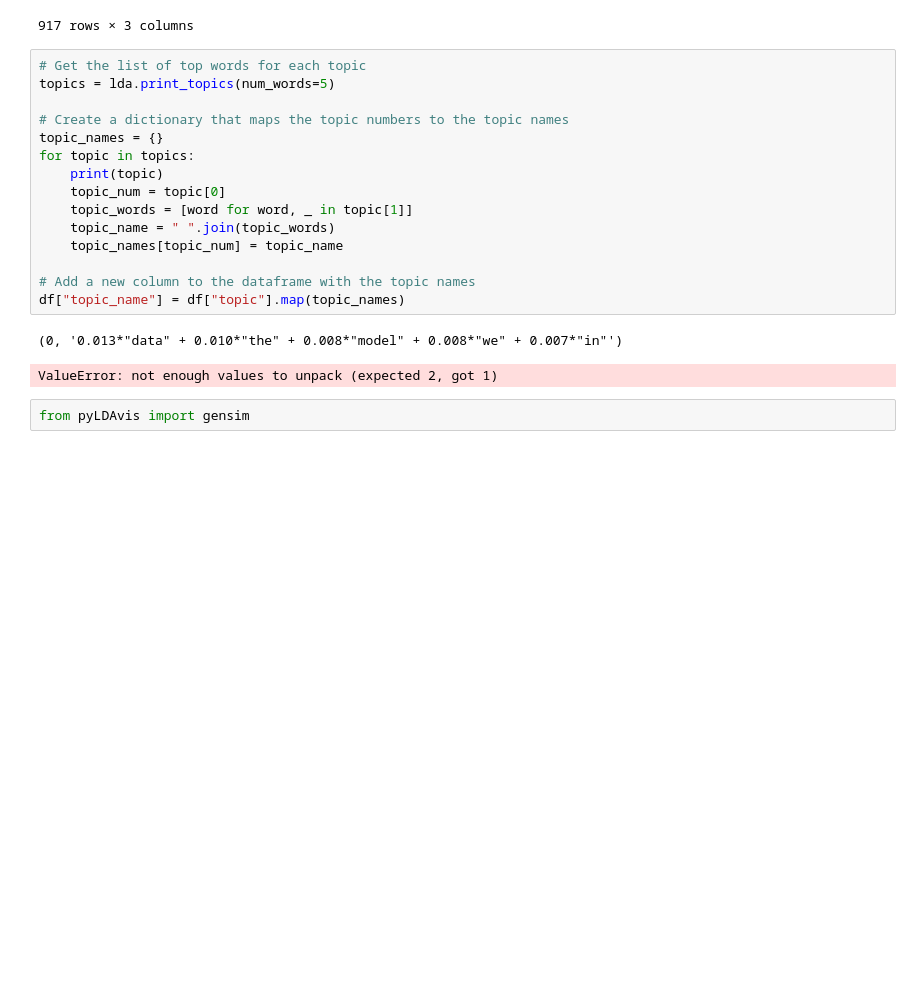
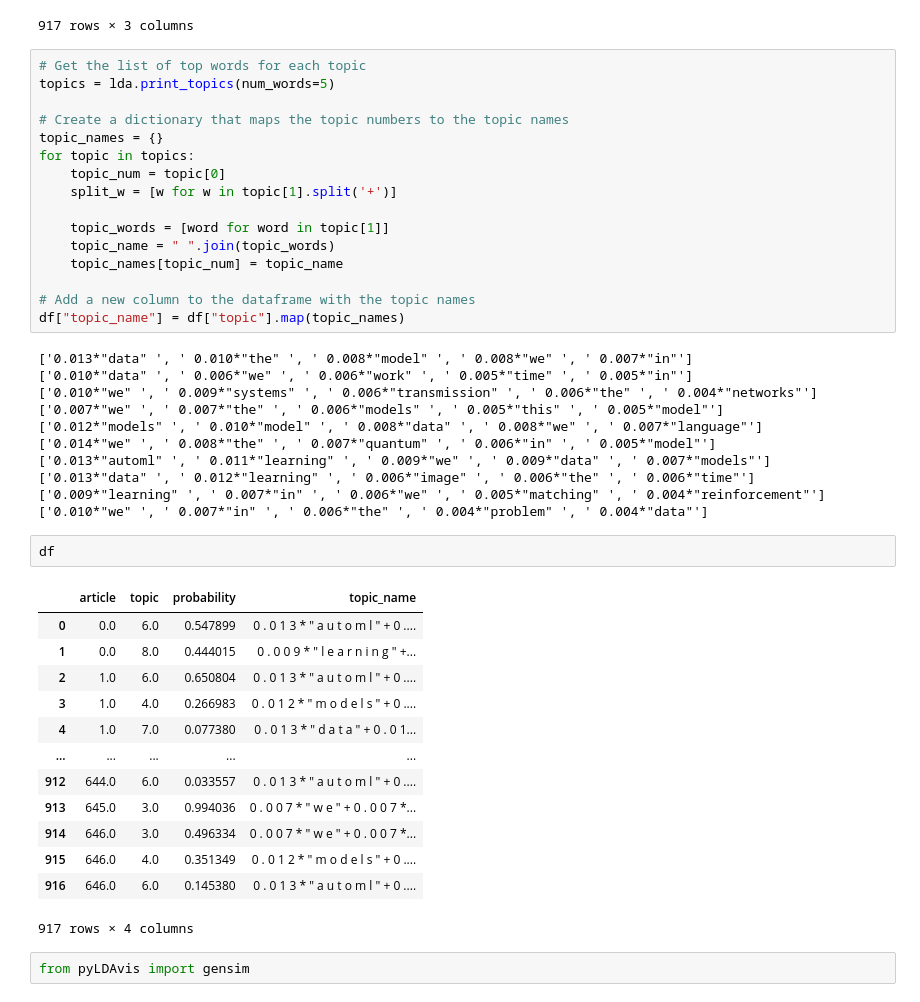
Before and after one commit to vatsal220/medium_articles, a Jupyter notebook: topic_modelling/topic_model.ipynb, the cells around one changed output. Cells and saved outputs as stored; diff of their text form; blank space fills up the shorter version.

Commit message:
parsing topics

```diff
--- a/topic_modelling/topic_model.ipynb
+++ b/topic_modelling/topic_model.ipynb
@@ -245,17 +245,42 @@ topics = lda.print_topics(num_words=5)
 # Create a dictionary that maps the topic numbers to the topic names
 topic_names = {}
 for topic in topics:
-    print(topic)
     topic_num = topic[0]
-    topic_words = [word for word, _ in topic[1]]
+    split_w = [w for w in topic[1].split('+')]
+
+    topic_words = [word for word in topic[1]]
     topic_name = " ".join(topic_words)
     topic_names[topic_num] = topic_name
 
 # Add a new column to the dataframe with the topic names
 df["topic_name"] = df["topic"].map(topic_names)
 # %% [output]
-(0, '0.013*"data" + 0.010*"the" + 0.008*"model" + 0.008*"we" + 0.007*"in"')
+['0.013*"data" ', ' 0.010*"the" ', ' 0.008*"model" ', ' 0.008*"we" ', ' 0.007*"in"']
+['0.010*"data" ', ' 0.006*"we" ', ' 0.006*"work" ', ' 0.005*"time" ', ' 0.005*"in"']
+['0.010*"we" ', ' 0.009*"systems" ', ' 0.006*"transmission" ', ' 0.006*"the" ', ' 0.004*"networks"']
+['0.007*"we" ', ' 0.007*"the" ', ' 0.006*"models" ', ' 0.005*"this" ', ' 0.005*"model"']
+['0.012*"models" ', ' 0.010*"model" ', ' 0.008*"data" ', ' 0.008*"we" ', ' 0.007*"language"']
+['0.014*"we" ', ' 0.008*"the" ', ' 0.007*"quantum" ', ' 0.006*"in" ', ' 0.005*"model"']
+['0.013*"automl" ', ' 0.011*"learning" ', ' 0.009*"we" ', ' 0.009*"data" ', ' 0.007*"models"']
+['0.013*"data" ', ' 0.012*"learning" ', ' 0.006*"image" ', ' 0.006*"the" ', ' 0.006*"time"']
+['0.009*"learning" ', ' 0.007*"in" ', ' 0.006*"we" ', ' 0.005*"matching" ', ' 0.004*"reinforcement"']
+['0.010*"we" ', ' 0.007*"in" ', ' 0.006*"the" ', ' 0.004*"problem" ', ' 0.004*"data"']
-ValueError: not enough values to unpack (expected 2, got 1)
+# %%
+df
+# %% [output]
+|  | article | topic | probability | topic_name |
+| 0 | 0.0 | 6.0 | 0.547899 | 0 . 0 1 3 * " a u t o m l " + 0 .... |
+| 1 | 0.0 | 8.0 | 0.444015 | 0 . 0 0 9 * " l e a r n i n g " +... |
+| 2 | 1.0 | 6.0 | 0.650804 | 0 . 0 1 3 * " a u t o m l " + 0 .... |
+| 3 | 1.0 | 4.0 | 0.266983 | 0 . 0 1 2 * " m o d e l s " + 0 .... |
+| 4 | 1.0 | 7.0 | 0.077380 | 0 . 0 1 3 * " d a t a " + 0 . 0 1... |
+| ... | ... | ... | ... | ... |
+| 912 | 644.0 | 6.0 | 0.033557 | 0 . 0 1 3 * " a u t o m l " + 0 .... |
+| 913 | 645.0 | 3.0 | 0.994036 | 0 . 0 0 7 * " w e " + 0 . 0 0 7 *... |
+| 914 | 646.0 | 3.0 | 0.496334 | 0 . 0 0 7 * " w e " + 0 . 0 0 7 *... |
+| 915 | 646.0 | 4.0 | 0.351349 | 0 . 0 1 2 * " m o d e l s " + 0 .... |
+| 916 | 646.0 | 6.0 | 0.145380 | 0 . 0 1 3 * " a u t o m l " + 0 .... |
+917 rows × 4 columns
 # %%
 from pyLDAvis import gensim
 # %% [output]
```
